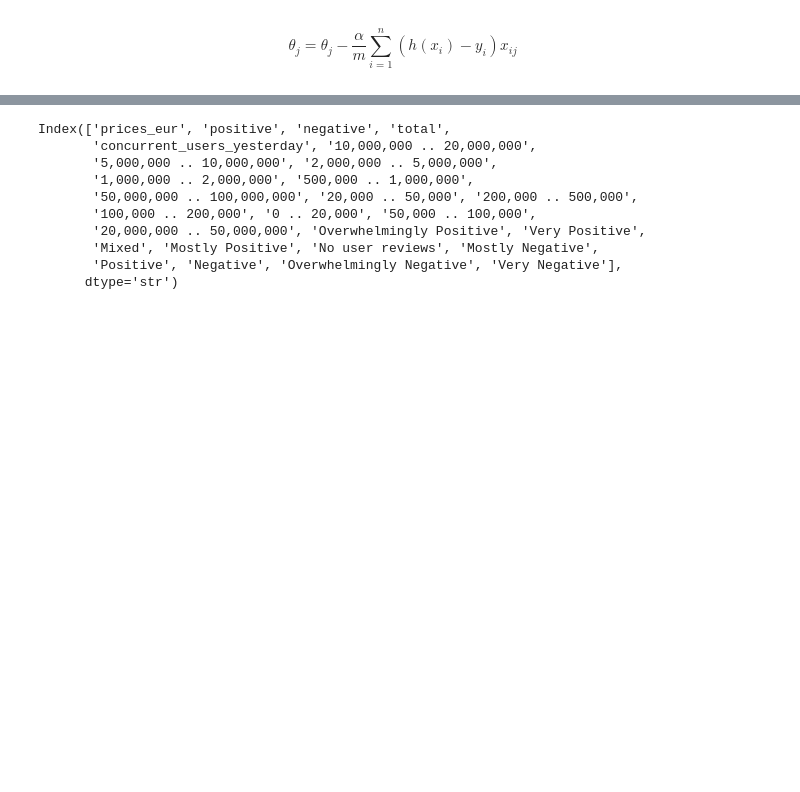
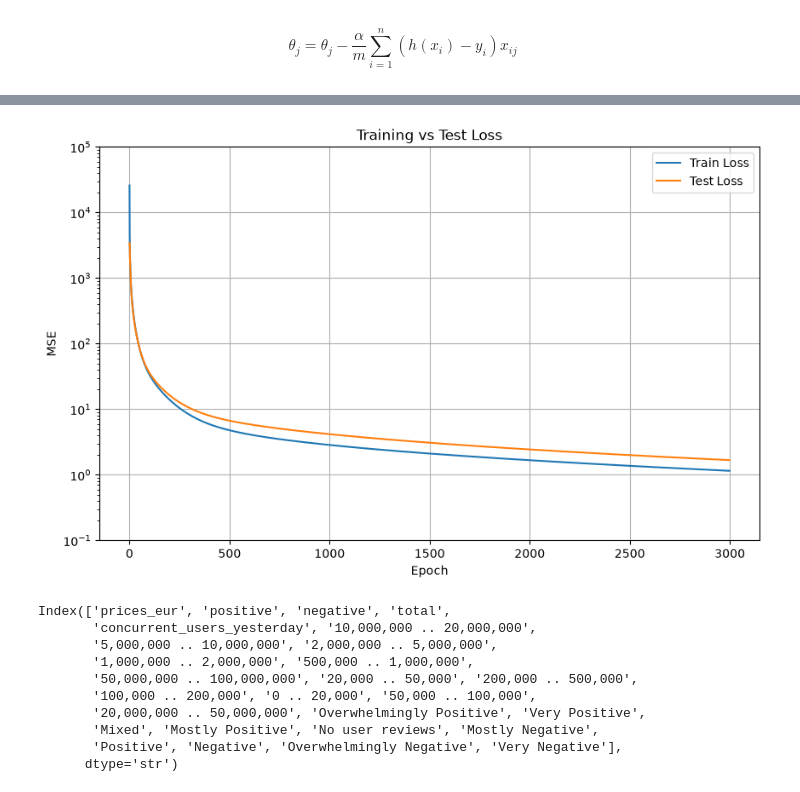
Before and after one commit to SALV19/MachineLearning, a Jupyter notebook: steam-project-original.ipynb, the cells around one changed output, grey strips where cells are left out. Drawn from its saved outputs; the diff is of its cells as text; code cells hidden in the pictures; blank space fills up the shorter version.

```diff
--- a/steam-project.ipynb
+++ b/steam-project-original.ipynb
@@ -817,3 +806,22 @@ Error:  0.8944248906885849
+# %%
+plt.figure(figsize=(10, 6))
+
+plt.plot(errors, label="Train Loss")
+plt.plot(test_errors, label="Test Loss")
+
+plt.yscale("log")
+plt.ylim(1e-1, 1e5)
+
+plt.xlabel("Epoch")
+plt.ylabel("MSE")
+plt.title("Training vs Test Loss")
+
+plt.legend()
+plt.grid()
+
+plt.show()
+# %% [output]
+[figure, added]
 # %%
 df_x_train.columns
 # %% [output]
```
Also changed, not shown: parts of 11 cells of this notebook, 10 other files.
